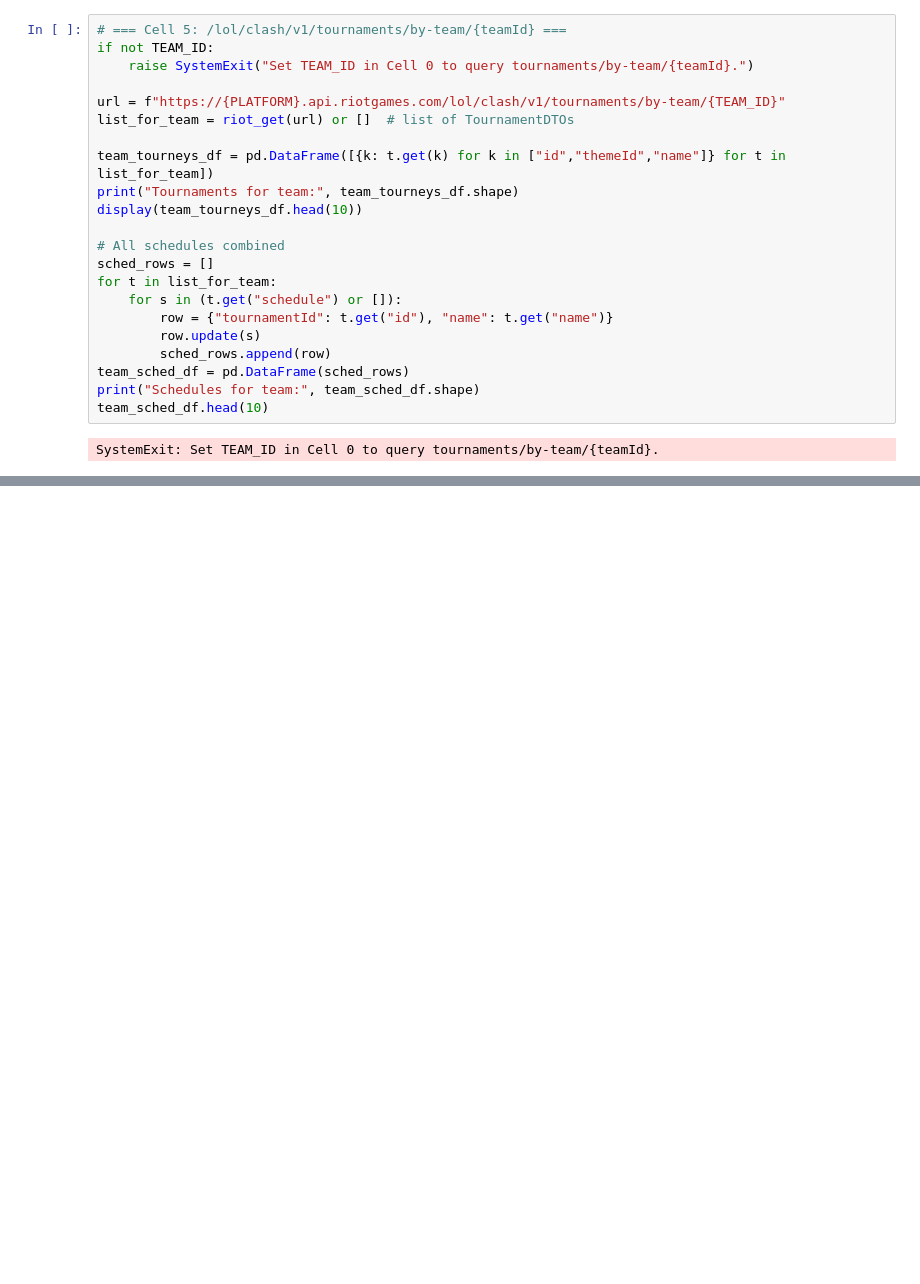
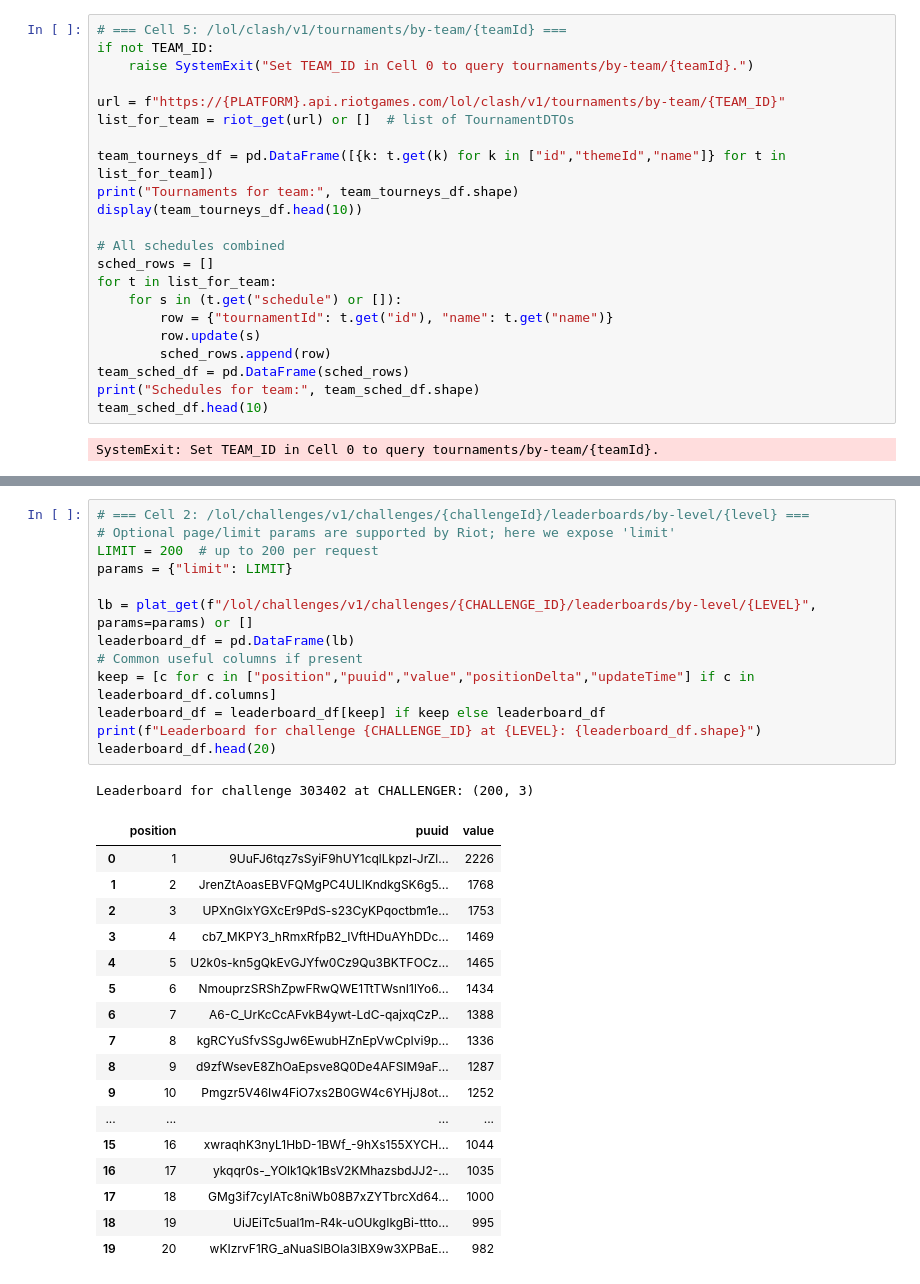
Before and after one commit to Avi056/LoL_assistant, a Jupyter notebook: api_test/api_test.ipynb, the cells around one changed output, grey strips where cells are left out. Cells and saved outputs as stored; diff of their text form; blank space fills up the shorter version.

```diff
--- a/api_test/api_test.ipynb
+++ b/api_test/api_test.ipynb
@@ -1087,0 +1621,32 @@ SystemExit: Set TEAM_ID in Cell 0 to query tournaments/by-team/{teamId}.
+# %%
+# === Cell 2: /lol/challenges/v1/challenges/{challengeId}/leaderboards/by-level/{level} ===
+# Optional page/limit params are supported by Riot; here we expose 'limit'
+LIMIT = 200  # up to 200 per request
+params = {"limit": LIMIT}
+
+lb = plat_get(f"/lol/challenges/v1/challenges/{CHALLENGE_ID}/leaderboards/by-level/{LEVEL}", params=params) or []
+leaderboard_df = pd.DataFrame(lb)
+# Common useful columns if present
+keep = [c for c in ["position","puuid","value","positionDelta","updateTime"] if c in leaderboard_df.columns]
+leaderboard_df = leaderboard_df[keep] if keep else leaderboard_df
+print(f"Leaderboard for challenge {CHALLENGE_ID} at {LEVEL}: {leaderboard_df.shape}")
+leaderboard_df.head(20)
+# %% [output]
+Leaderboard for challenge 303402 at CHALLENGER: (200, 3)
+|  | position | puuid | value |
+| 0 | 1 | 9UuFJ6tqz7sSyiF9hUY1cqlLkpzl-JrZl... | 2226 |
+| 1 | 2 | JrenZtAoasEBVFQMgPC4ULlKndkgSK6g5... | 1768 |
+| 2 | 3 | UPXnGlxYGXcEr9PdS-s23CyKPqoctbm1e... | 1753 |
+| 3 | 4 | cb7_MKPY3_hRmxRfpB2_IVftHDuAYhDDc... | 1469 |
+| 4 | 5 | U2k0s-kn5gQkEvGJYfw0Cz9Qu3BKTFOCz... | 1465 |
+| 5 | 6 | NmouprzSRShZpwFRwQWE1TtTWsnI1lYo6... | 1434 |
+| 6 | 7 | A6-C_UrKcCcAFvkB4ywt-LdC-qajxqCzP... | 1388 |
+| 7 | 8 | kgRCYuSfvSSgJw6EwubHZnEpVwCpIvi9p... | 1336 |
+| 8 | 9 | d9zfWsevE8ZhOaEpsve8Q0De4AFSIM9aF... | 1287 |
+| 9 | 10 | Pmgzr5V46Iw4FiO7xs2B0GW4c6YHjJ8ot... | 1252 |
+| ... | ... | ... | ... |
+| 15 | 16 | xwraqhK3nyL1HbD-1BWf_-9hXs155XYCH... | 1044 |
+| 16 | 17 | ykqqr0s-_YOlk1Qk1BsV2KMhazsbdJJ2-... | 1035 |
+| 17 | 18 | GMg3if7cyIATc8niWb08B7xZYTbrcXd64... | 1000 |
+| 18 | 19 | UiJEiTc5ual1m-R4k-uOUkgIkgBi-ttto... | 995 |
+| 19 | 20 | wKIzrvF1RG_aNuaSlBOla3lBX9w3XPBaE... | 982 |
```
Also changed, not shown: parts of 36 cells of this notebook, 2 other files.
